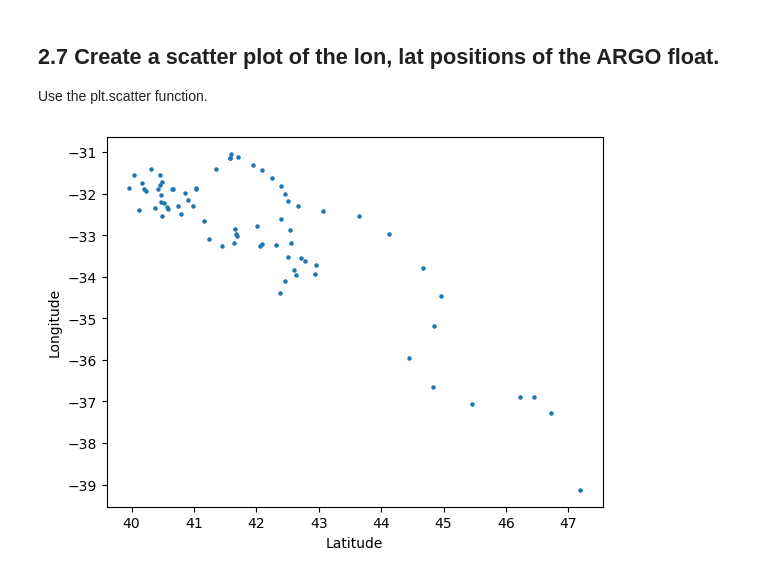
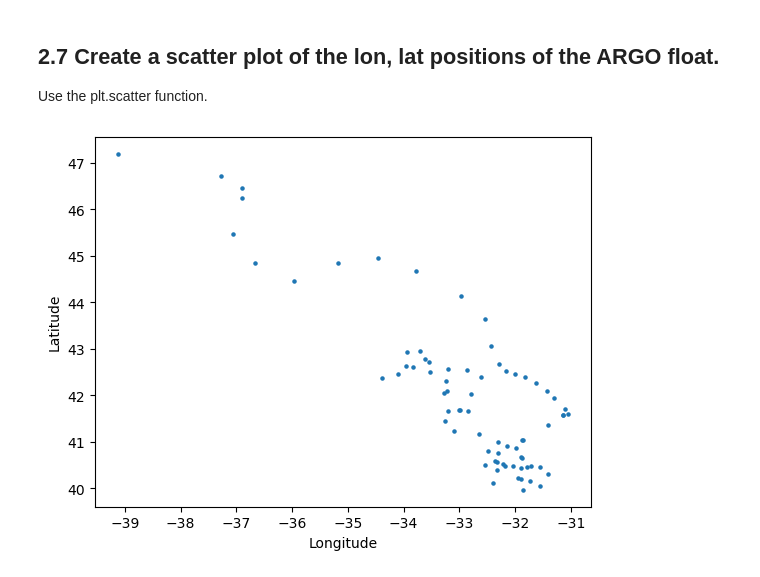
Before and after one commit to PhyllisKho/Assignments, a Jupyter notebook: Assignment3.ipynb, the cells around one changed output. Saved outputs shown, nothing was run; the diff lists cells and outputs as text; code cells hidden in the pictures.

```diff
--- a/Assignment3.ipynb
+++ b/Assignment3.ipynb
@@ -397,8 +397,8 @@ plt.ylabel('Depth Level (m)');
 ## 2.7 Create a scatter plot of the lon, lat positions of the ARGO float.
 Use the plt.scatter function.
 # %%
-plt.scatter(lat, lon, s = 5);
-plt.xlabel('Latitude');
-plt.ylabel('Longitude');
+plt.scatter(lon, lat, s = 5);
+plt.xlabel('Longitude');
+plt.ylabel('Latitude');
 # %% [output]
-[figure, old version]
+[figure, new version]
```
